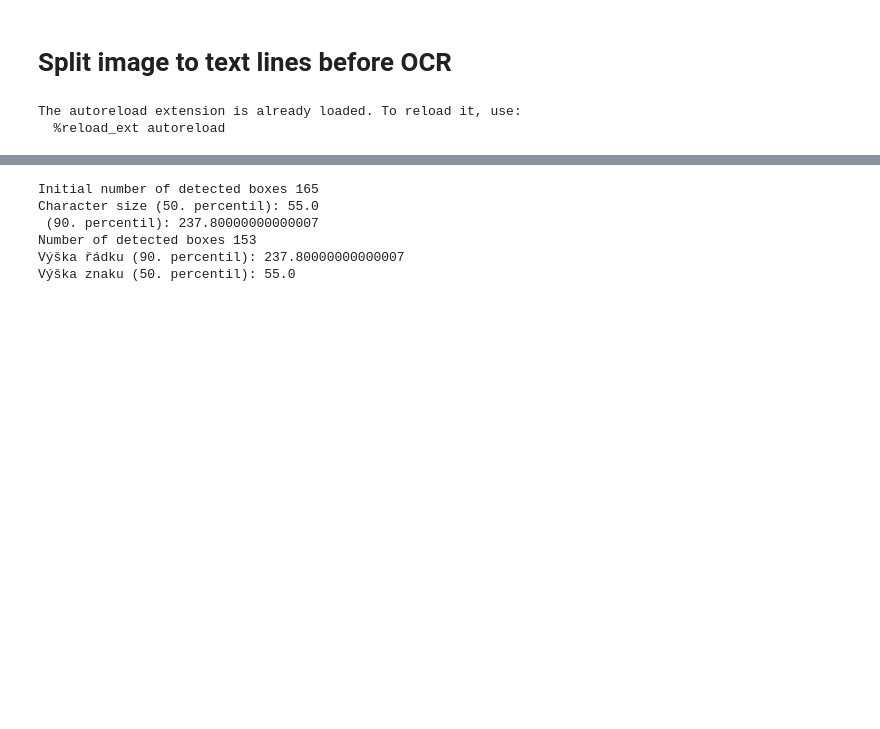
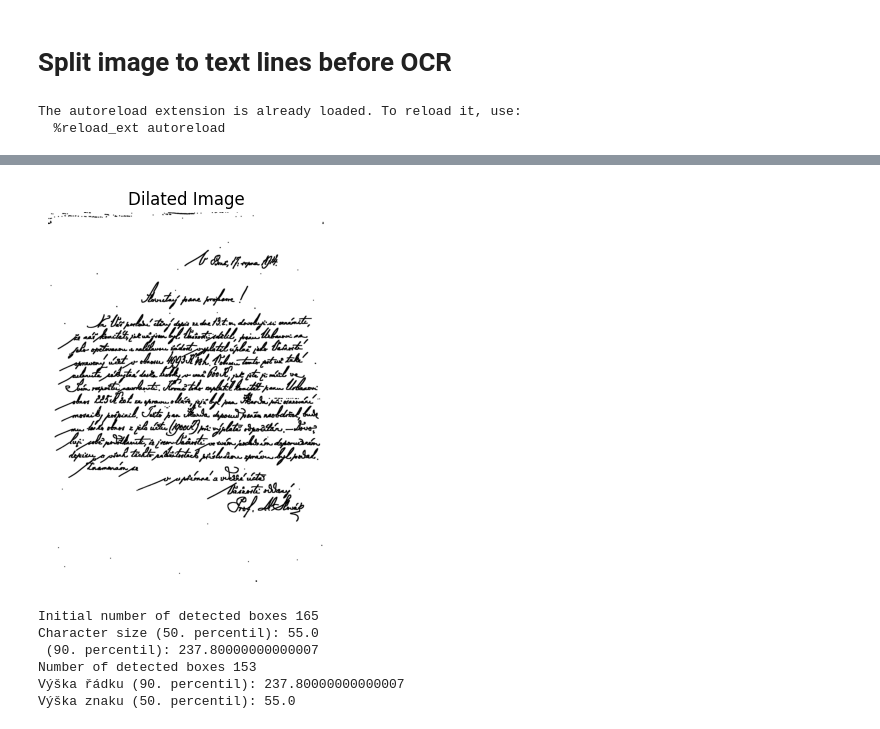
Before and after one commit to ninabel/split_text_image, a Jupyter notebook: split_image.ipynb, the cells around one changed output, grey strips where cells are left out. Cells and saved outputs as stored; diff of their text form; code cells hidden in the pictures; blank space fills up the shorter version.

```diff
--- a/split_image.ipynb
+++ b/split_image.ipynb
@@ -70,6 +72,12 @@ output_path = os.path.join(image_path,
                            image_filename.replace(f'.{extension}',
                            f'_clean.{extension}'))
 imp.save_image(output_path, image)
+# %%
+imp.show_image(imp.erode(image, kernel_size=(3,3)),
+               title='Dilated Image',
+               cmap='gray')
+# %% [output]
+[figure, added]
 # %%
 boxes, character_size, big_character_size = imp.find_contours(image)
 print("Number of detected boxes", len(boxes))
```
Also changed, not shown: parts of 6 cells of this notebook, 1 other file.
